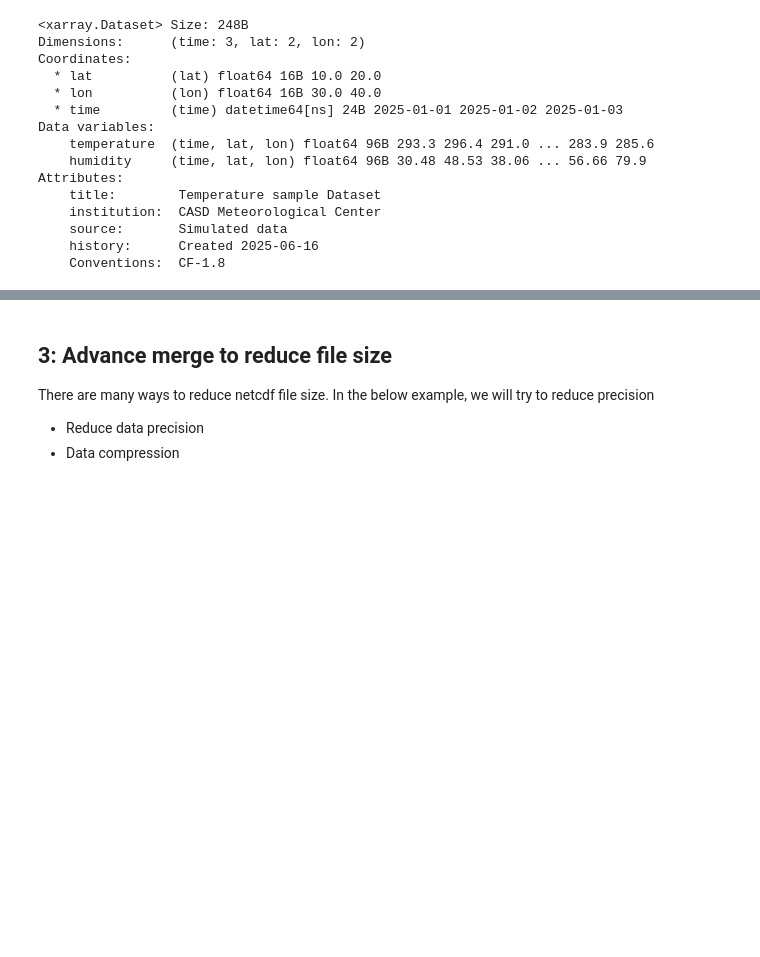
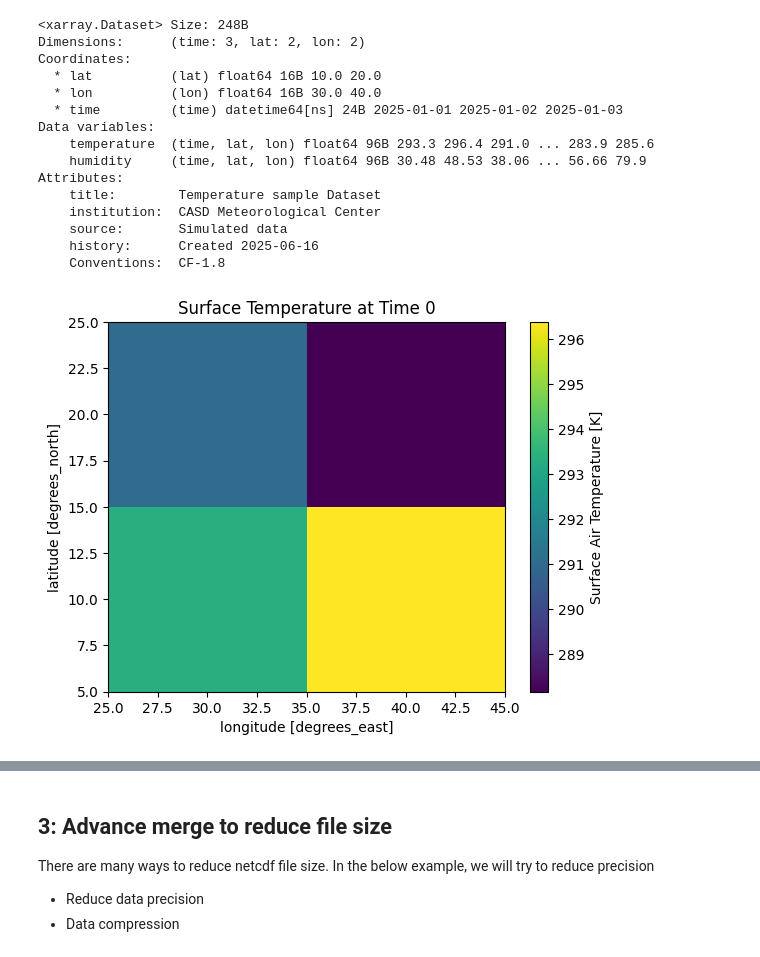
Before and after one commit to CASD-EU/ConstanceDataPlatform, a Jupyter notebook: Seminar4_Raster_Data_Management/merge_netcdf/first_example.ipynb, the cells around one changed output, grey strips where cells are left out. Drawn from its saved outputs; the diff is of its cells as text; code cells hidden in the pictures; blank space fills up the shorter version.

```diff
--- a/Seminar4_Raster_Data_Management/merge_netcdf/first_example.ipynb
+++ b/Seminar4_Raster_Data_Management/merge_netcdf/first_example.ipynb
@@ -103,13 +103,13 @@ Attributes:
 You can notice we merge the three netcdf files into a single one. We almost saved the 70% disk usage.
 # %%
 files = ['day1.nc', 'day2.nc', 'day3.nc']
-
+merged_file_path =f'{file_root_path}/merged_temperature.nc'
 data_list = [xr.open_dataset(f"{file_root_path}/{file}", engine="netcdf4") for file in files]
 
 merged = xr.concat(data_list, dim='time')
 
 # Step 3: Save the merged dataset
-merged.to_netcdf(f'{file_root_path}/merged_temperature.nc', engine='netcdf4')
+merged.to_netcdf(merged_file_path, engine='netcdf4')
 
 # Optional: Print dataset summary
 print(merged)
@@ -129,3 +129,16 @@ Attributes:
     source:       Simulated data
     history:      Created 2025-06-16
     Conventions:  CF-1.8
+# %%
+from matplotlib import pyplot as plt
+
+merged_ds = xr.open_dataset(merged_file_path, engine="netcdf4")
+temperature = merged_ds["temperature"]
+
+time = 0
+# Plot a 2D slice (e.g., first time step)
+temperature.isel(time=time).plot()  # Use correct dimension names like lat/lon
+plt.title(f"Surface Temperature at Time {time}")
+plt.show()
+# %% [output]
+[figure, added]
```
Also changed, not shown: parts of 4 cells of this notebook, 1 other file.
